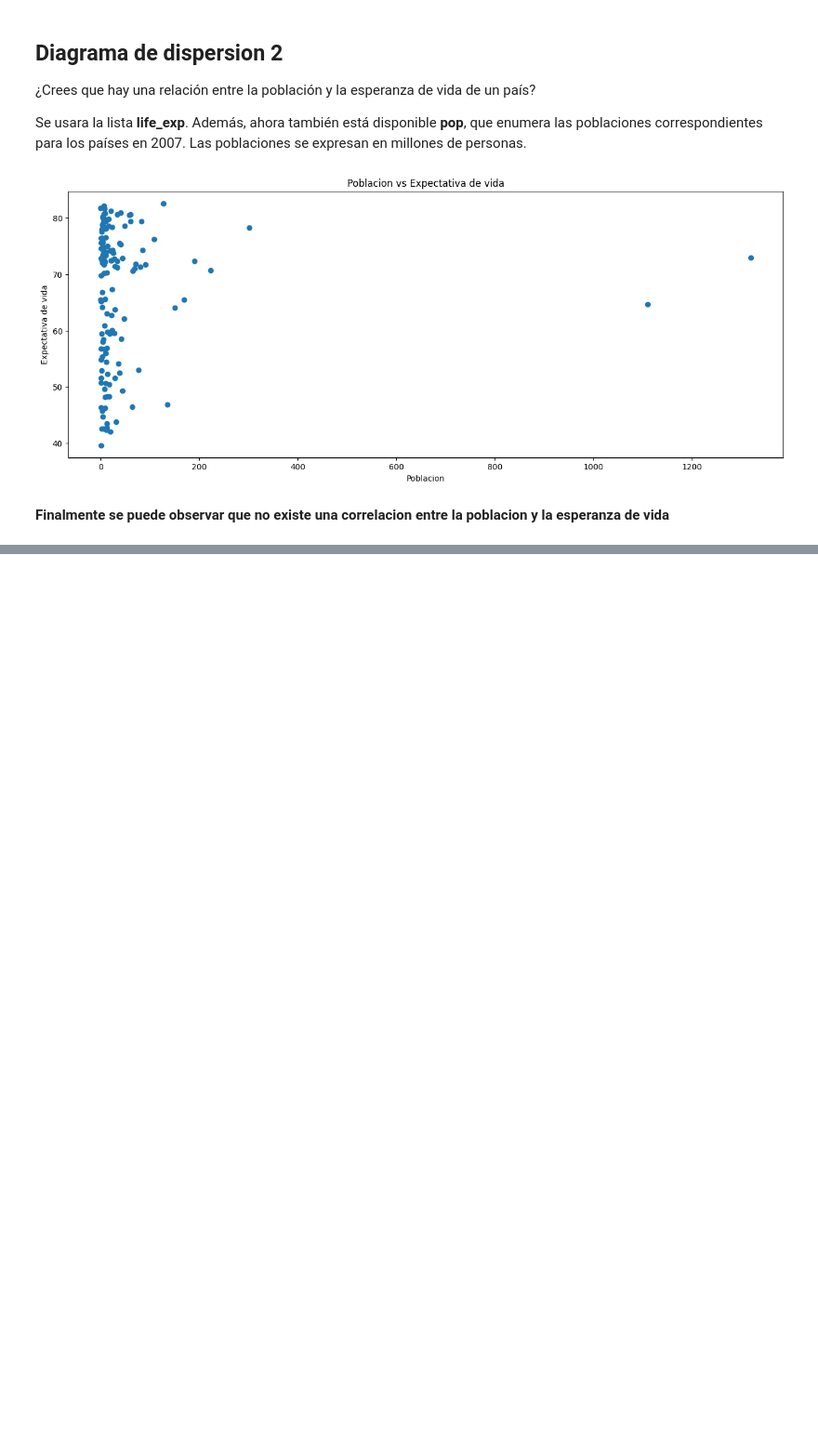
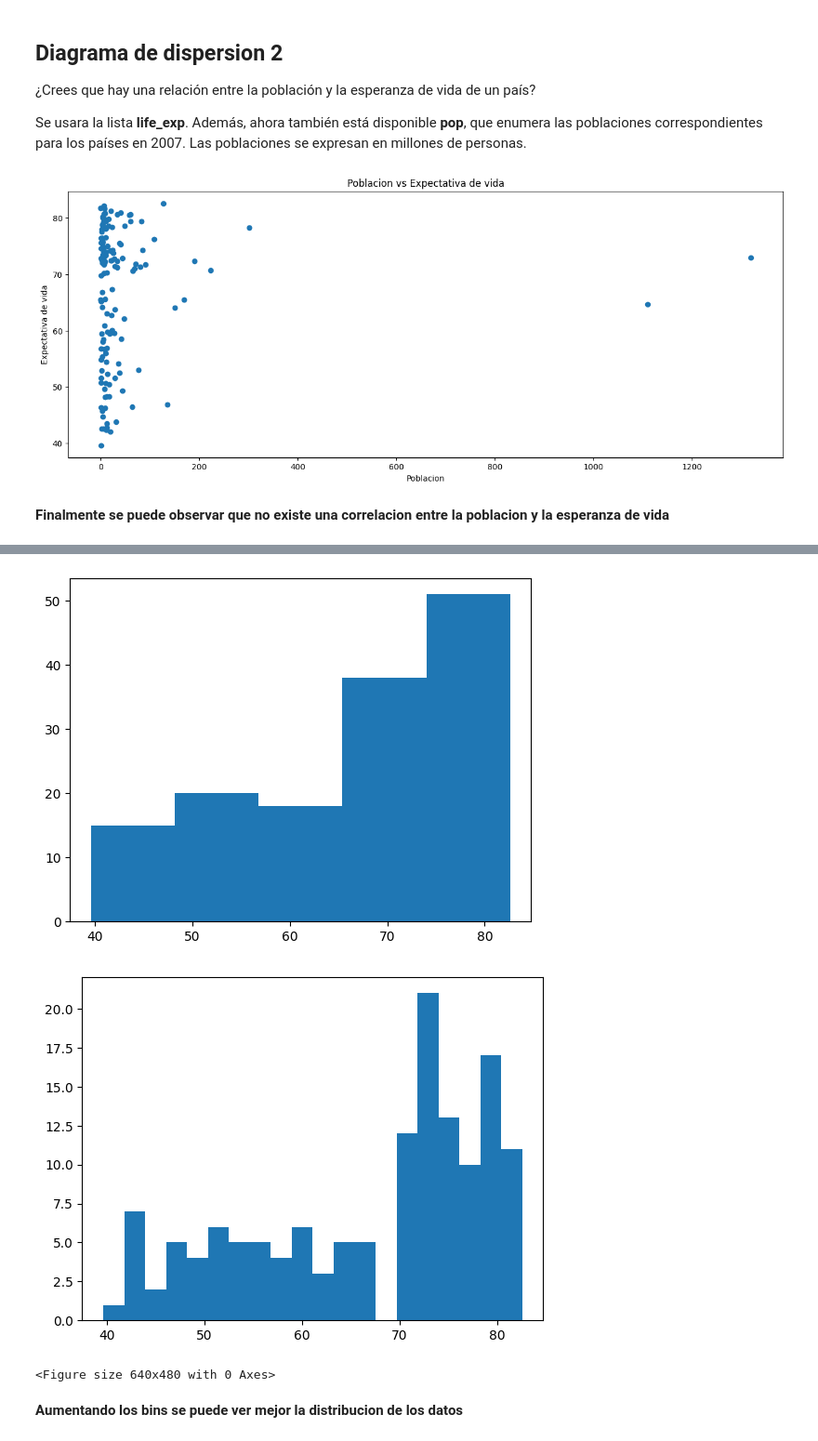
Before and after one commit to JorgeHdzRiv/Python_Tutorial, a Jupyter notebook: DataScience/Matplotlib.ipynb, the cells around one changed output, grey strips where cells are left out. Shown at 93% size. Drawn from its saved outputs; the diff is of its cells as text; code cells hidden in the pictures; blank space fills up the shorter version.

```diff
--- a/DataScience/Matplotlib.ipynb
+++ b/DataScience/Matplotlib.ipynb
@@ -196,0 +220,20 @@ plt.show()
+# %%
+# Construye un histograma con 5 bins
+plt.hist(life_exp,bins=5)
+
+# Muestra y limpia la gráfica
+plt.show()
+plt.clf()
+
+# Construye histograma con 20 rangos
+plt.hist(life_exp,bins=20)
+
+# Muestra y limpia de nuevo
+plt.show()
+plt.clf()
+# %% [output]
+[figure, added]
+[figure, added]
+<Figure size 640x480 with 0 Axes>
+# %% [markdown]
+**Aumentando los bins se puede ver mejor la distribucion de los datos**
```
Also changed, not shown: parts of 28 cells of this notebook, 1 other file.
